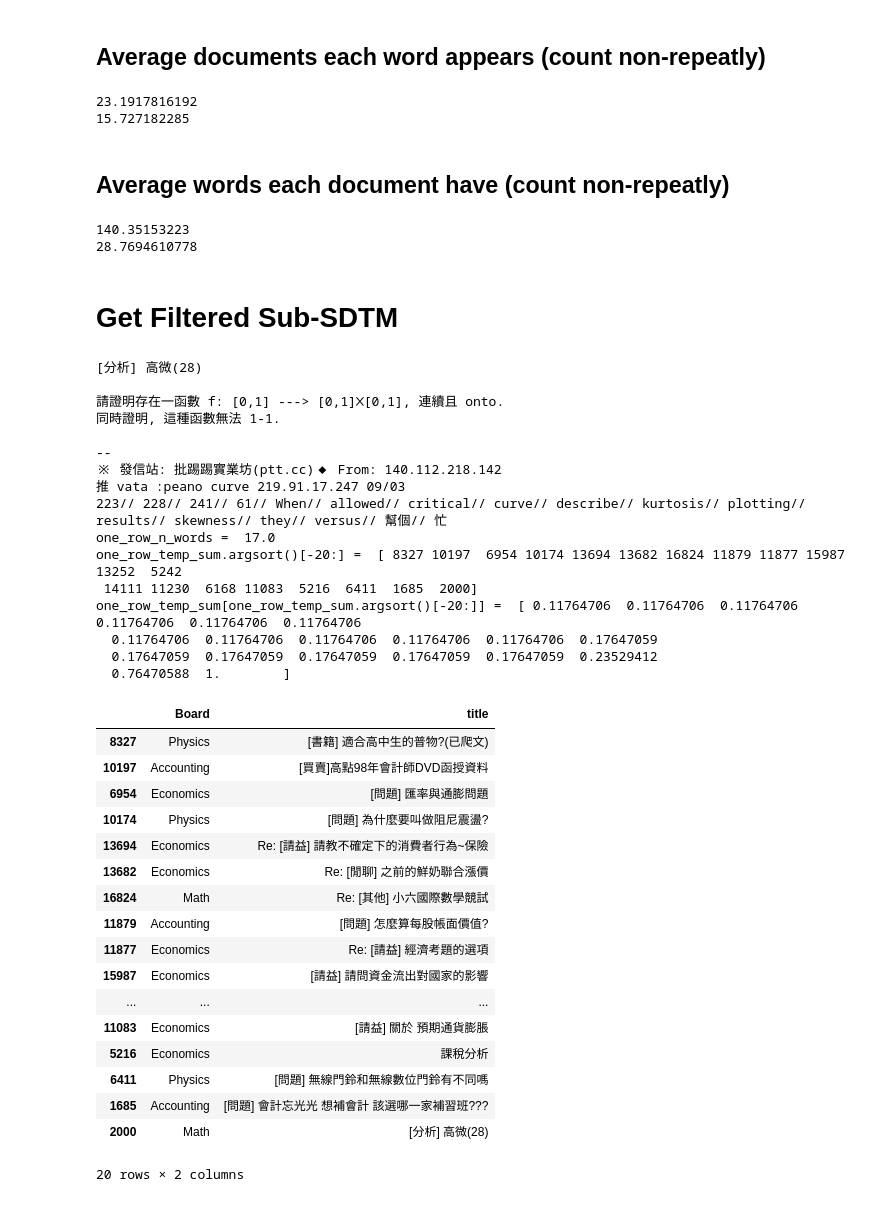
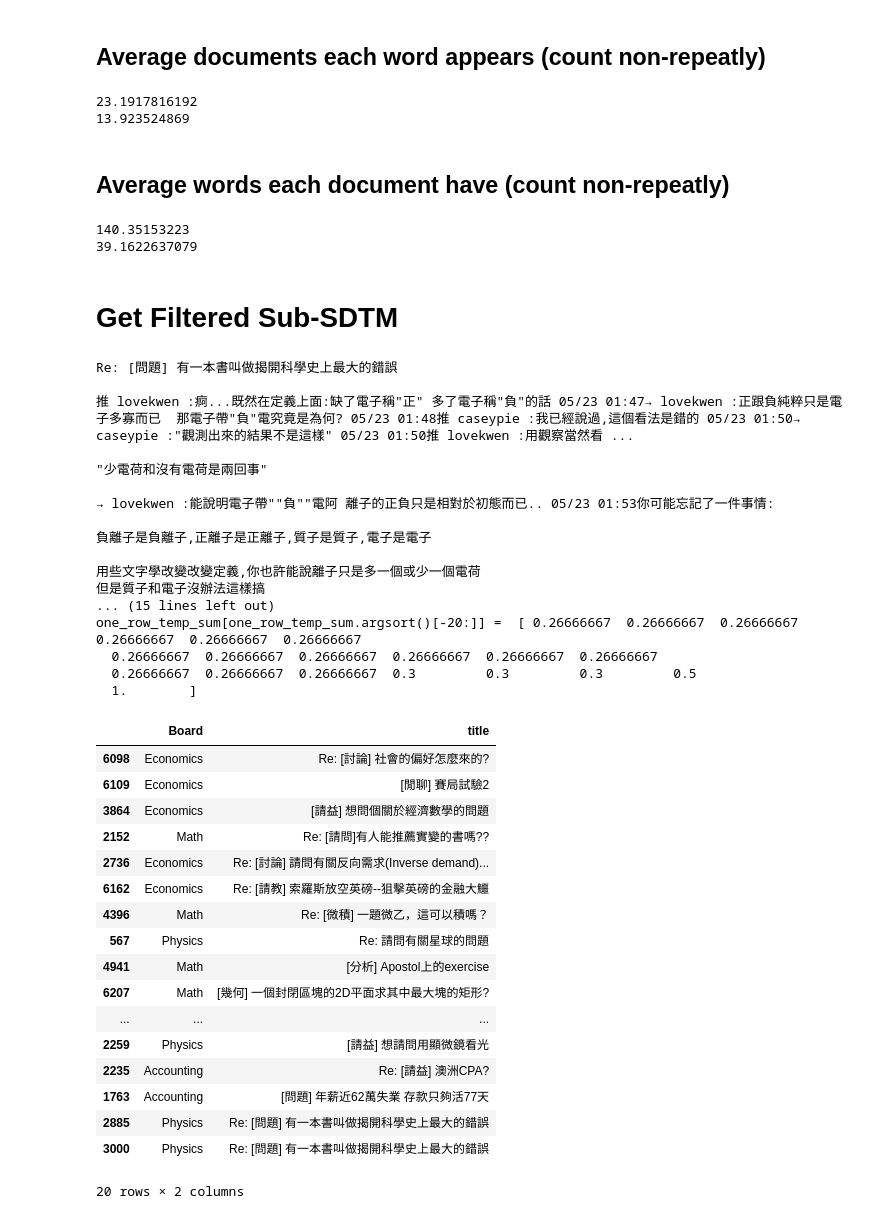
Before and after one commit to c3h3/PlaYnlp, a Jupyter notebook: ipynbs/HelloPlaYnlp_demo_sdfs_sdtm.ipynb, the cells around one changed output. Cells and saved outputs as stored; diff of their text form; code cells hidden in the pictures.

Commit message:
try Distance Summary

```diff
--- a/ipynbs/HelloPlaYnlp_demo_sdfs_sdtm.ipynb
+++ b/ipynbs/HelloPlaYnlp_demo_sdfs_sdtm.ipynb
@@ -464,6 +464,7 @@ print 1.0 - float(len(np.nonzero((temp_summary > 40)._data)[0])) / len(temp_summ
 # %% [markdown]
 # Get Filtered Sub-SDTM
 # %%
-filtered_sdtm = ((temp_summary >= 2) & (temp_summary <= 200))._sub_sdf
+filtered_sdtm = ((temp_summary >= 1) & (temp_summary <= 400))._sub_sdf
+print ((temp_summary >= 1) & (temp_summary <= 4000))._filtered_idx.shape
 print filtered_sdtm
 # %% [output]
@@ -482,7 +484,7 @@ print test_ptt_text_sdtm.summary._data.mean()
 print filtered_sdtm.summary._data.mean()
 # %% [output]
 23.1917816192
-15.727182285
+13.923524869
 # %% [markdown]
 ## Average words each document have (count non-repeatly)
 # %%
@@ -490,62 +492,63 @@ print test_ptt_text_sdtm.T.summary._data.mean()
 print filtered_sdtm.T.summary._data.mean()
 # %% [output]
 140.35153223
-28.7694610778
+39.1622637079
 # %% [markdown]
 # Get Filtered Sub-SDTM
 # %%
-one_row_idx = 2000
+one_row_idx = 3000
 print articles_df.ix[one_row_idx]["title"]
 print articles_df.ix[one_row_idx]["text"]
 
 one_row = filtered_sdtm.select_rows([one_row_idx])
 print "// ".join((one_row.summary > 0)._filtered_idx)
 # print "one_row = ",one_row
 one_row_n_words = float(len((one_row.summary > 0)._filtered_idx))
 print "one_row_n_words = ",one_row_n_words
 one_row_temp_sum = filtered_sdtm.select_columns((one_row.summary > 0)._data).T.summary._data / one_row_n_words
 print "one_row_temp_sum.argsort()[-20:] = ",one_row_temp_sum.argsort()[-20:]
 print "one_row_temp_sum[one_row_temp_sum.argsort()[-20:]] = ",one_row_temp_sum[one_row_temp_sum.argsort()[-20:]]
 articles_df.ix[one_row_temp_sum.argsort()[-20:]][["Board","title"]]
 
 # one_row_group = filtered_sdtm.select_rows(one_row_temp_sum.argsort()[-20:])
 # # print "one_row_group = ",one_row_group
 # print (one_row_group.summary > 0)._filtered_idx.shape
 # # print "// ".join((one_row_group.summary > 0)._filtered_idx)
 # one_row_group_sub_sdtm = filtered_sdtm.select_columns((one_row_group.summary > 0))
 # one_row_group_sub_sdtm
 # %% [output]
-[分析] 高微(28)
+Re: [問題] 有一本書叫做揭開科學史上最大的錯誤
 
-請證明存在一函數 f: [0,1] ---> [0,1]╳[0,1], 連續且 onto.
-同時證明, 這種函數無法 1-1.
+推 lovekwen :痾...既然在定義上面:缺了電子稱"正" 多了電子稱"負"的話 05/23 01:47→ lovekwen :正跟負純粹只是電子多寡而已  那電子帶"負"電究竟是為何? 05/23 01:48推 caseypie :我已經說過,這個看法是錯的 05/23 01:50→ caseypie :"觀測出來的結果不是這樣" 05/23 01:50推 lovekwen :用觀察當然看 ...
 
---
-※ 發信站: 批踢踢實業坊(ptt.cc)◆ From: 140.112.218.142
-推 vata :peano curve 219.91.17.247 09/03
-223// 228// 241// 61// When// allowed// critical// curve// describe// kurtosis// plotting// results// skewness// they// versus// 幫個// 忙
-one_row_n_words =  17.0
-one_row_temp_sum.argsort()[-20:] =  [ 8327 10197  6954 10174 13694 13682 16824 11879 11877 15987 13252  5242
- 14111 11230  6168 11083  5216  6411  1685  2000]
-one_row_temp_sum[one_row_temp_sum.argsort()[-20:]] =  [ 0.11764706  0.11764706  0.11764706  0.11764706  0.11764706  0.11764706
-  0.11764706  0.11764706  0.11764706  0.11764706  0.11764706  0.17647059
-  0.17647059  0.17647059  0.17647059  0.17647059  0.17647059  0.23529412
-  0.76470588  1.        ]
+"少電荷和沒有電荷是兩回事"
+
+→ lovekwen :能說明電子帶""負""電阿 離子的正負只是相對於初態而已.. 05/23 01:53你可能忘記了一件事情:
+
+負離子是負離子,正離子是正離子,質子是質子,電子是電子
+
+用些文字學改變改變定義,你也許能說離子只是多一個或少一個電荷
+但是質子和電子沒辦法這樣搞
+... (15 lines left out)
+one_row_temp_sum[one_row_temp_sum.argsort()[-20:]] =  [ 0.26666667  0.26666667  0.26666667  0.26666667  0.26666667  0.26666667
+  0.26666667  0.26666667  0.26666667  0.26666667  0.26666667  0.26666667
+  0.26666667  0.26666667  0.26666667  0.3         0.3         0.3         0.5
+  1.        ]
 |  | Board | title |
-| 8327 | Physics | [書籍] 適合高中生的普物?(已爬文) |
-| 10197 | Accounting | [買賣]高點98年會計師DVD函授資料 |
-| 6954 | Economics | [問題] 匯率與通膨問題 |
-| 10174 | Physics | [問題] 為什麼要叫做阻尼震盪? |
-| 13694 | Economics | Re: [請益] 請教不確定下的消費者行為~保險 |
-| 13682 | Economics | Re: [閒聊] 之前的鮮奶聯合漲價 |
-| 16824 | Math | Re: [其他] 小六國際數學競試 |
-| 11879 | Accounting | [問題] 怎麼算每股帳面價值? |
-| 11877 | Economics | Re: [請益] 經濟考題的選項 |
-| 15987 | Economics | [請益] 請問資金流出對國家的影響 |
+| 6098 | Economics | Re: [討論] 社會的偏好怎麼來的? |
+| 6109 | Economics | [閒聊] 賽局試驗2 |
+| 3864 | Economics | [請益] 想問個關於經濟數學的問題 |
+| 2152 | Math | Re: [請問]有人能推薦實變的書嗎?? |
+| 2736 | Economics | Re: [討論] 請問有關反向需求(Inverse demand)... |
+| 6162 | Economics | Re: [請教] 索羅斯放空英磅--狙擊英磅的金融大鱷 |
+| 4396 | Math | Re: [微積] 一題微乙，這可以積嗎？ |
+| 567 | Physics | Re: 請問有關星球的問題 |
+| 4941 | Math | [分析] Apostol上的exercise |
+| 6207 | Math | [幾何] 一個封閉區塊的2D平面求其中最大塊的矩形? |
 | ... | ... | ... |
-| 11083 | Economics | [請益] 關於 預期通貨膨脹 |
-| 5216 | Economics | 課稅分析 |
-| 6411 | Physics | [問題] 無線門鈴和無線數位門鈴有不同嗎 |
-| 1685 | Accounting | [問題] 會計忘光光 想補會計 該選哪一家補習班??? |
-| 2000 | Math | [分析] 高微(28) |
+| 2259 | Physics | [請益] 想請問用顯微鏡看光 |
+| 2235 | Accounting | Re: [請益] 澳洲CPA? |
+| 1763 | Accounting | [問題] 年薪近62萬失業 存款只夠活77天 |
+| 2885 | Physics | Re: [問題] 有一本書叫做揭開科學史上最大的錯誤 |
+| 3000 | Physics | Re: [問題] 有一本書叫做揭開科學史上最大的錯誤 |
 20 rows × 2 columns
```
Also changed, not shown: parts of 5 cells of this notebook.
